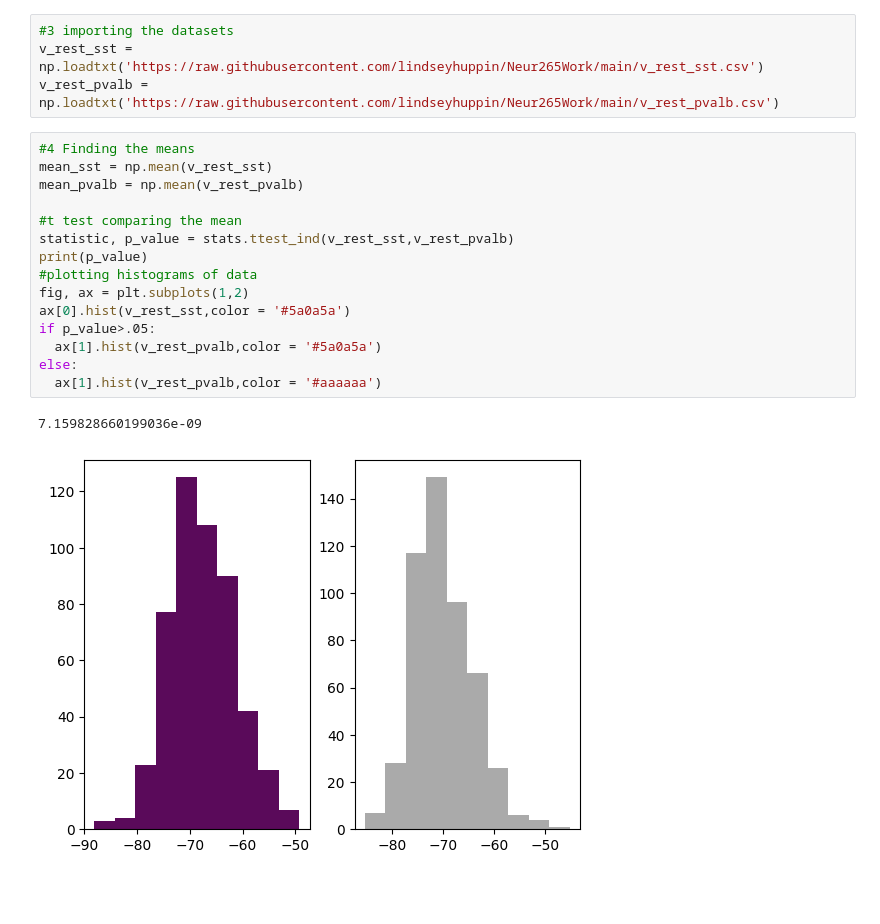
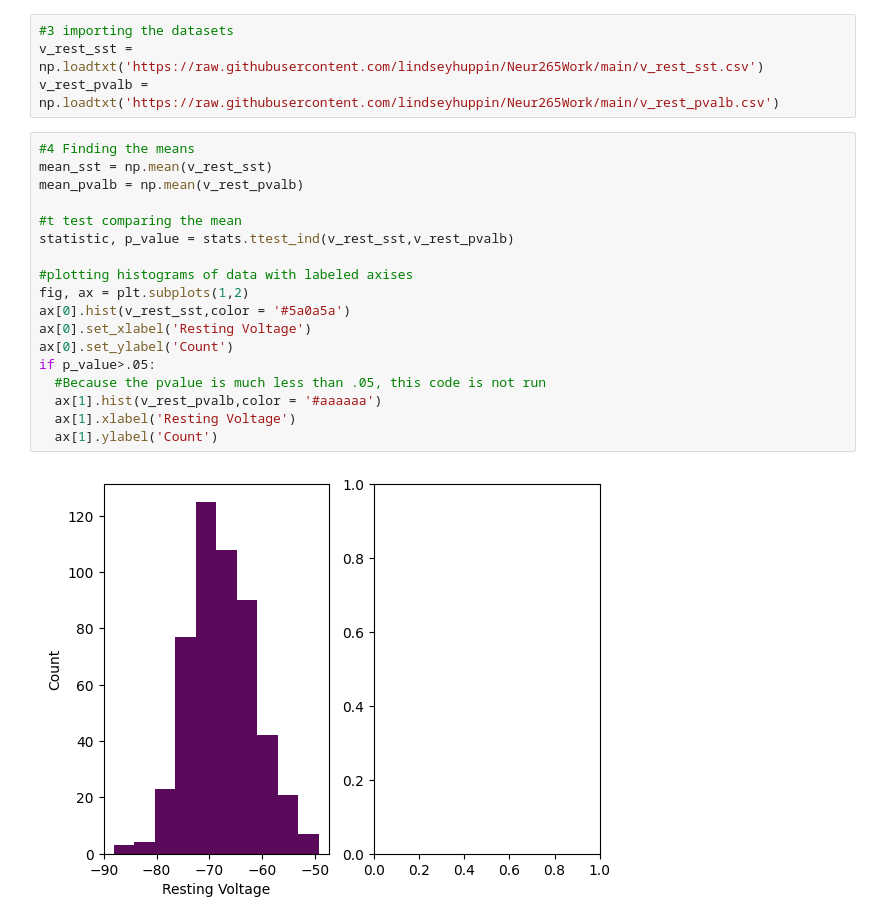
Before and after one commit to lindseyhuppin/Neur265Work, a Jupyter notebook: homework/coding_homework_3.ipynb, the cells around one changed output. Saved outputs shown, nothing was run; the diff lists cells and outputs as text; blank space fills up the shorter version.

```diff
--- a/homework/coding_homework_3.ipynb
+++ b/homework/coding_homework_3.ipynb
@@ -58,18 +58,20 @@ v_rest_pvalb = np.loadtxt('https://raw.githubusercontent.com/lindseyhuppin/Neur2
 # %%
 #4 Finding the means
 mean_sst = np.mean(v_rest_sst)
 mean_pvalb = np.mean(v_rest_pvalb)
 
 #t test comparing the mean
 statistic, p_value = stats.ttest_ind(v_rest_sst,v_rest_pvalb)
-print(p_value)
-#plotting histograms of data
+
+#plotting histograms of data with labeled axises
 fig, ax = plt.subplots(1,2)
 ax[0].hist(v_rest_sst,color = '#5a0a5a')
+ax[0].set_xlabel('Resting Voltage')
+ax[0].set_ylabel('Count')
 if p_value>.05:
-  ax[1].hist(v_rest_pvalb,color = '#5a0a5a')
-else:
+  #Because the pvalue is much less than .05, this code is not run
   ax[1].hist(v_rest_pvalb,color = '#aaaaaa')
+  ax[1].xlabel('Resting Voltage')
+  ax[1].ylabel('Count')
 # %% [output]
-7.159828660199036e-09
-[figure, old version]
+[figure, new version]
```
Also changed, not shown: parts of 4 cells of this notebook.
